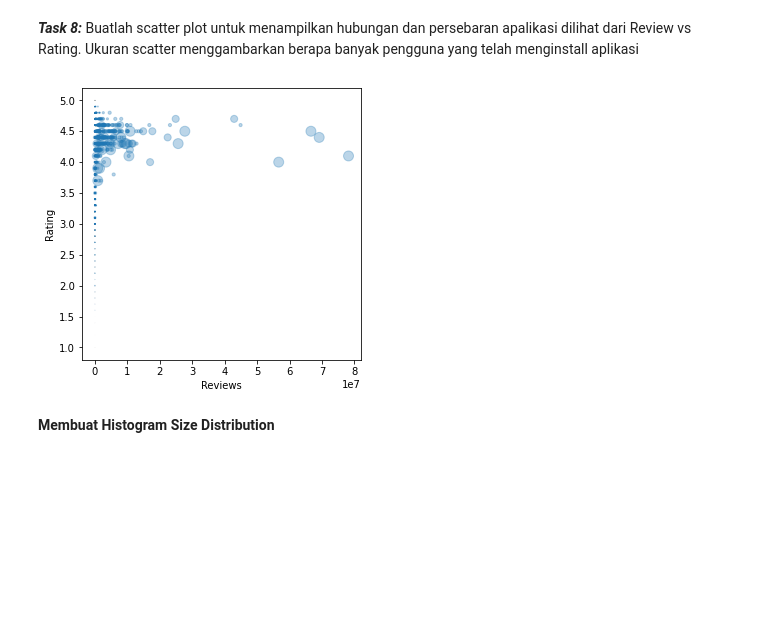
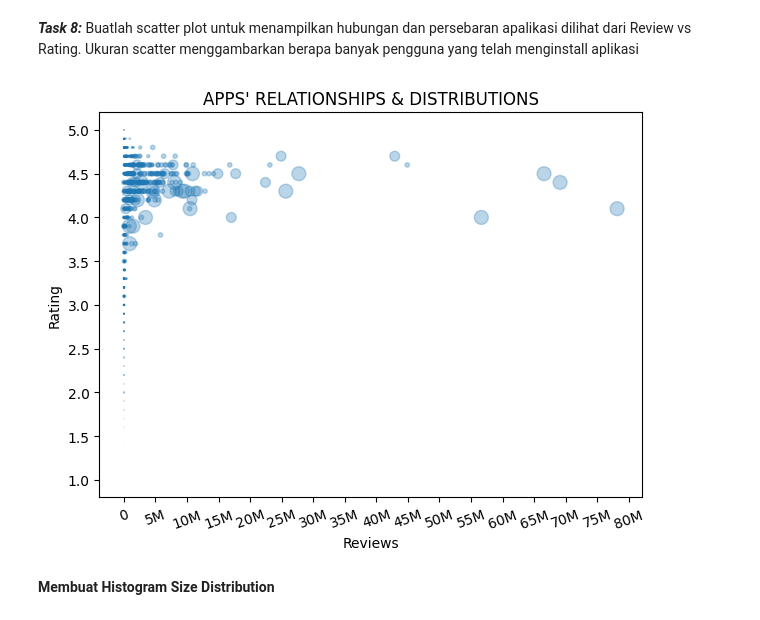
Before and after one commit to BNCC20066/Capstone_UltronDa, a Jupyter notebook: flask-ui-skeleton.ipynb, the cells around one changed output. Cells and saved outputs as stored; diff of their text form; code cells hidden in the pictures; blank space fills up the shorter version.

```diff
--- a/flask-ui-skeleton.ipynb
+++ b/flask-ui-skeleton.ipynb
@@ -184,5 +187,4 @@ See the caveats in the documentation: https://pandas.pydata.org/pandas-docs/stab
 # %% [markdown]
 **_Task 4:_** Pada kolom Price, buang karakater $ pada nilai Price lalu ubah tipe datanya menjadi float
 # %%
-________ = _______.apply(lambda x: x.replace(______))
-________ = __________________________________
+playstore1.Price = playstore1['Price'].apply(lambda x: x.replace('$',''))
@@ -188,0 +197,3 @@ ________ = __________________________________
+# %%
+
+playstore1['Price']= playstore1['Price'].astype("float")
@@ -192,0 +208,3 @@ Ubah tipe data Reviews, Size, Installs ke dalam tipe data integer
+# %%
+##code her
+playstore1[['Installs','Reviews','Size']]= playstore1[['Installs','Reviews','Size']].astype('int64')
@@ -193,7 +234,7 @@ Ubah tipe data Reviews, Size, Installs ke dalam tipe data integer
 # %% [markdown]
 ## Data Wrangling
 # %%
-df2 = playstore.copy()
+df2 = playstore1.copy()
 # %% [markdown]
 **_Task 5:_** Dataframe top_category dibuat untuk menyimpan frekuensi aplikasi untuk setiap Category.
 Gunakan crosstab untuk menghitung frekuensi aplikasi di setiap category kemudian gunakan `Jumlah`
@@ -270,18 +347,22 @@ plt.savefig('cat_order.png',bbox_inches="tight")
 **_Task 8:_** Buatlah scatter plot untuk menampilkan hubungan dan persebaran apalikasi dilihat dari Review vs Rating.
 Ukuran scatter menggambarkan berapa banyak pengguna yang telah menginstall aplikasi
 # %%
-X = df2[______].values # axis x
-Y = df2[______].values # axis y
-area = playstore[_______].values/10000000 # ukuran besar/kecilnya lingkaran scatter plot
-fig = plt.figure(figsize=(5,5))
+X = df2['Reviews'].values # axis x
+Y = df2['Rating'].values # axis y
+area = playstore1['Installs'].values/10000000 # ukuran besar/kecilnya lingkaran scatter plot
+fig = plt.figure(figsize=(7,5))
 fig.add_subplot()
 # isi nama method untuk scatter plot, variabel x, dan variabel y
-plt._______(x=_____,y=______, s=area, alpha=0.3)
+plt.scatter(x=X,y=Y, s=area, alpha=0.3)
+plt.title("APPS' RELATIONSHIPS & DISTRIBUTIONS")
 plt.xlabel('Reviews')
+plt.xticks([0,5000000,10000000,15000000,20000000,25000000,30000000,35000000,40000000,45000000,50000000,55000000,60000000,65000000,70000000,75000000,80000000],
+           ['0','5M','10M','15M','20M','25M','30M','35M','40M','45M','50M','55M','60M','65M','70M','75M','80M'],rotation=20)
+plt.yticks([1.,1.5,2.,2.5,3.,3.5,4.,4.5,5.])
 plt.ylabel('Rating')
 plt.savefig('rev_rat.png',bbox_inches="tight")
 # %% [output]
-[figure, old version]
+[figure, new version]
 # %% [markdown]
 **Membuat Histogram Size Distribution**
 # %% [markdown]
```
Also changed, not shown: parts of 31 cells of this notebook.
